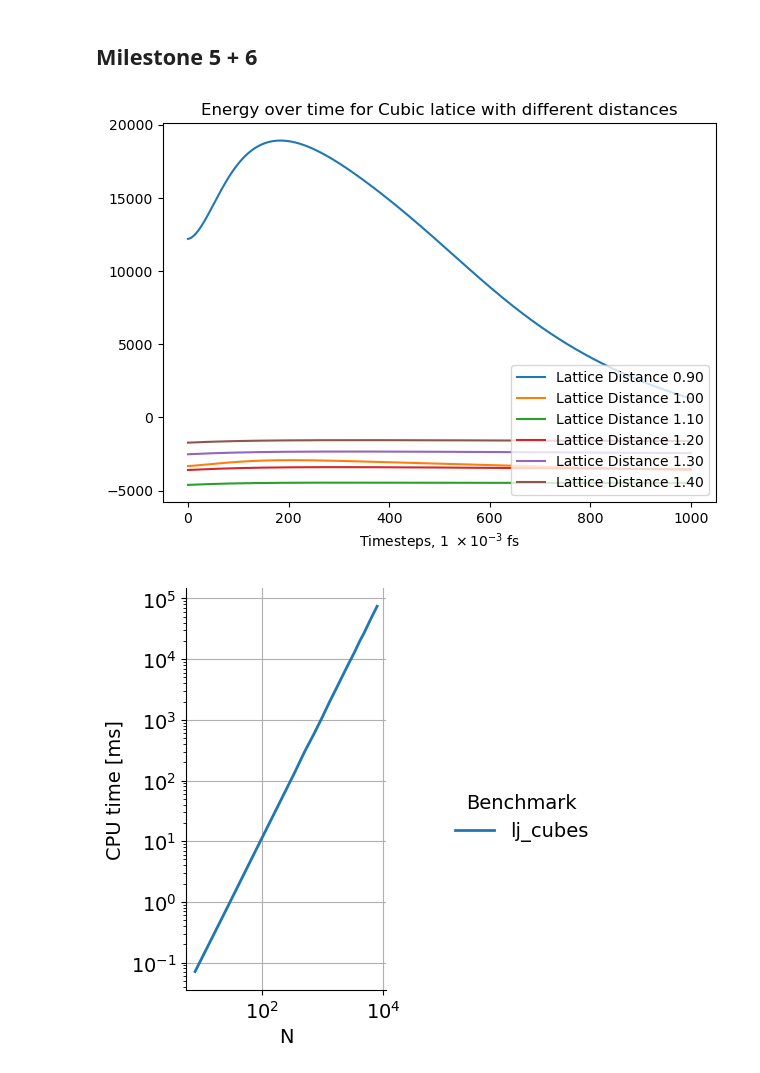
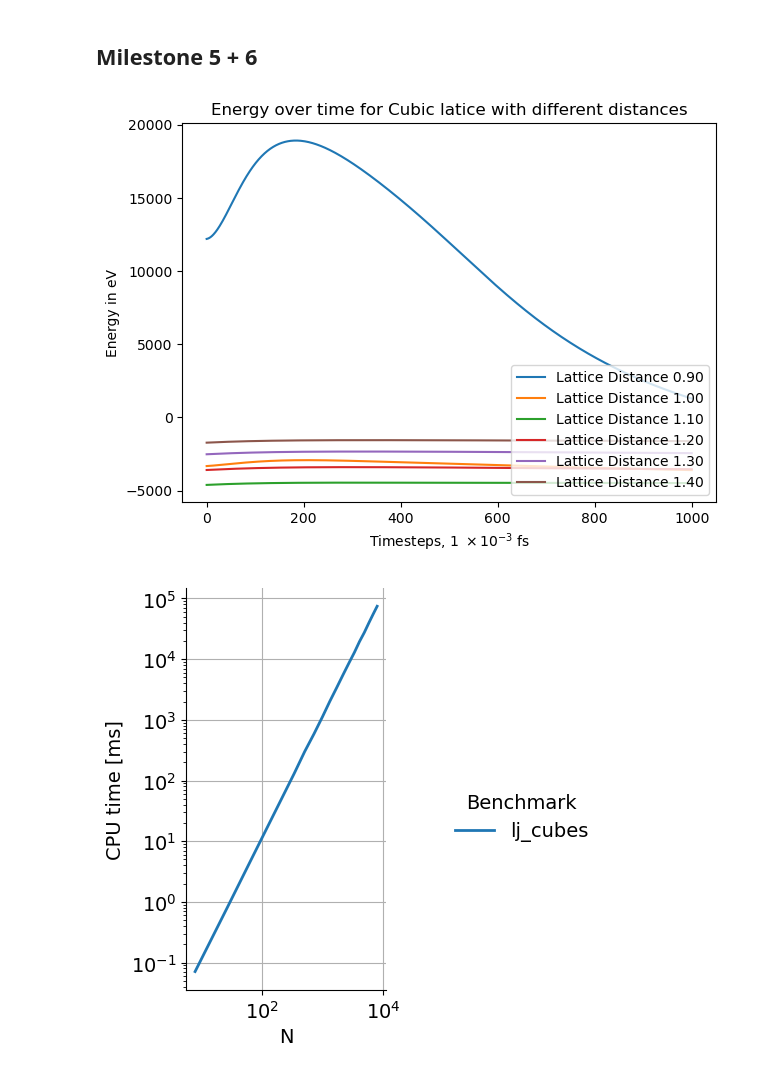
Before and after one commit to SickSmile1/MD-Simulation, a Jupyter notebook: results/results.ipynb, the cells around one changed output. Drawn from its saved outputs; the diff is of its cells as text; code cells hidden in the pictures.

```diff
--- a/results/results.ipynb
+++ b/results/results.ipynb
@@ -33,17 +33,17 @@ plt.show()
 # %%
 rng = np.array([0.90,1.00,1.10,1.20,1.30,1.40])
 fig, ax = plt.subplots()
 for i in rng:
     arr2 = np.loadtxt("../buildDir/milestones/05/energy_cubic_big_"+'{:.2f}'.format(i))
     ax.plot(np.linspace( 0, 1000, len(arr2) ),arr2, label="Lattice Distance "+'{:.2f}'.format(i))
 ax.set_title("Energy over time for Cubic latice with different distances")
 ax.legend(loc="lower right")
-ax.set_xlabel("Energy in eV")
+ax.set_ylabel("Energy in eV")
 ax.set_xlabel("Timesteps, $1~\\times 10^{-3}~$fs")
 plt.tight_layout()
 plt.show()
 # %% [output]
-[figure, old version]
+[figure, new version]
 # %%
 plt.rcParams.update({
     'font.size': 14,
```
Also changed, not shown: parts of 1 cell of this notebook, 2 other files.
